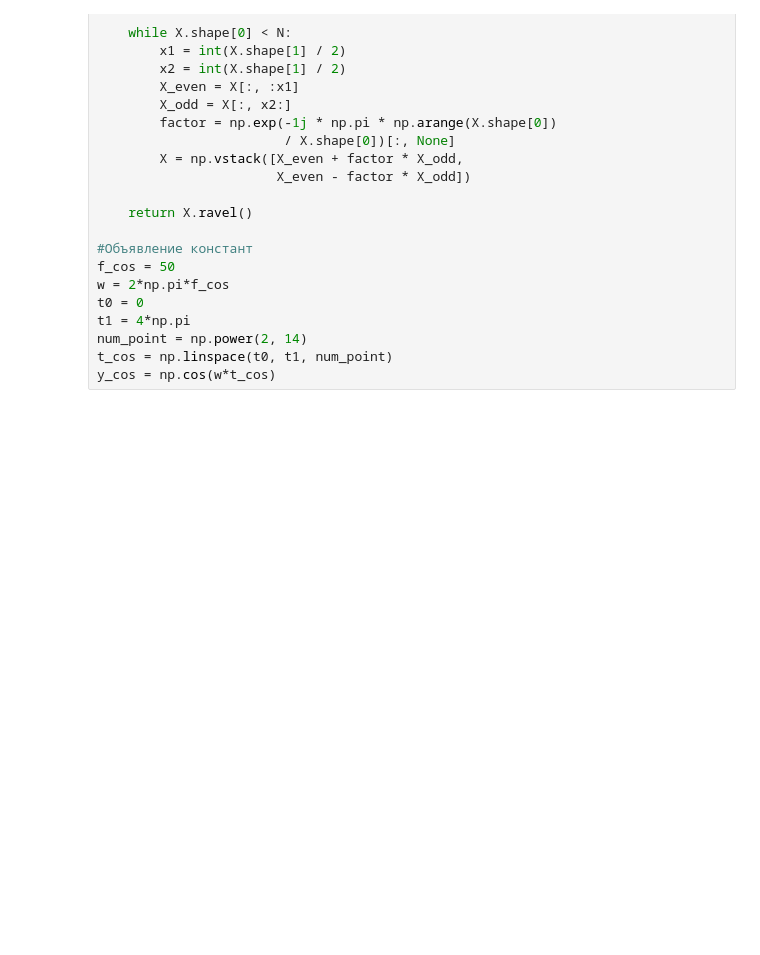
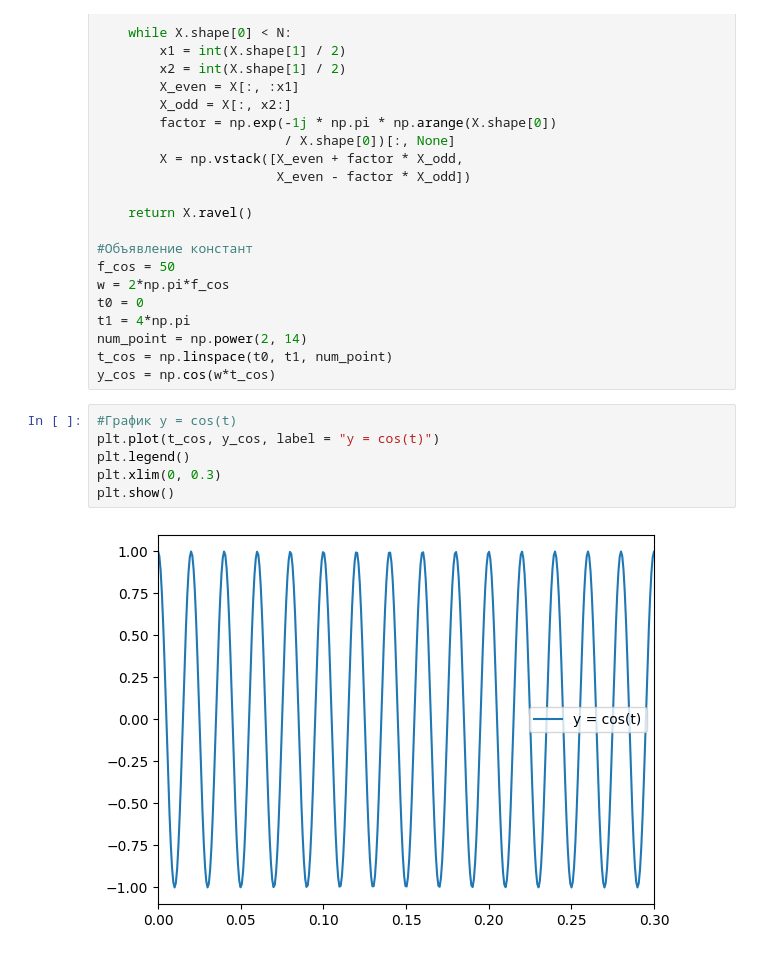
Before and after one commit to NikitaGoltsev/Digital_signals, a Jupyter notebook: lab2.ipynb, the cells around one changed output. Cells and saved outputs as stored; diff of their text form; blank space fills up the shorter version.

```diff
--- a/lab2.ipynb
+++ b/lab2.ipynb
@@ -165,3 +165,11 @@ t1 = 4*np.pi
 num_point = np.power(2, 14)
 t_cos = np.linspace(t0, t1, num_point)
 y_cos = np.cos(w*t_cos)
+# %%
+#График y = cos(t)
+plt.plot(t_cos, y_cos, label = "y = cos(t)")
+plt.legend()
+plt.xlim(0, 0.3)
+plt.show()
+# %% [output]
+[figure, added]
```
Also changed, not shown: parts of 6 cells of this notebook.
